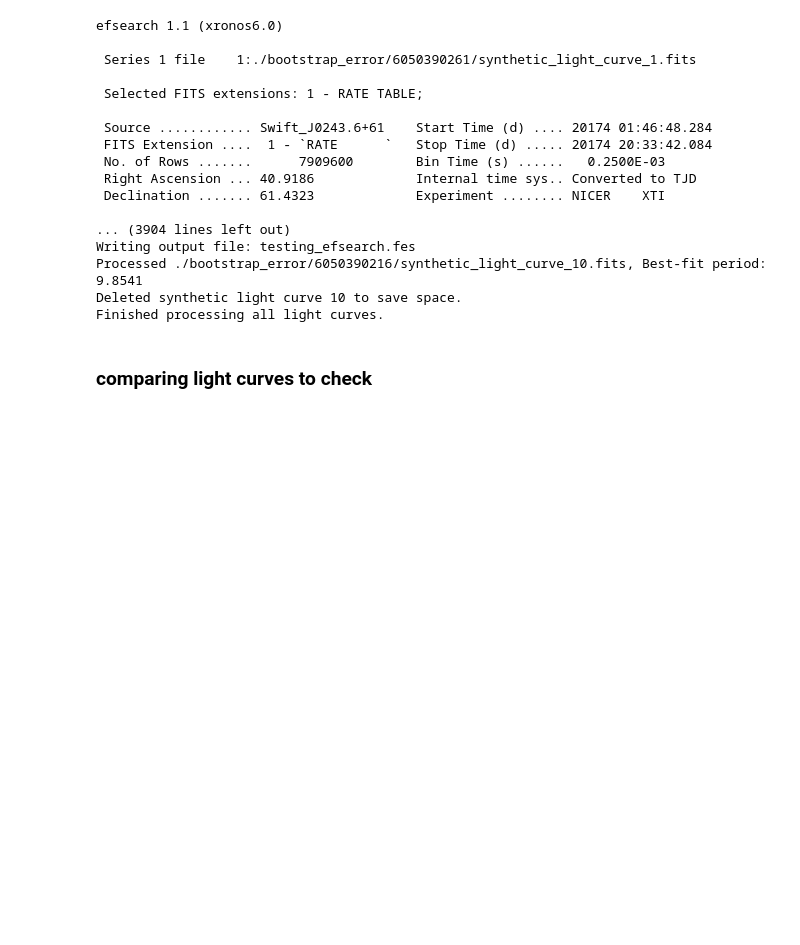
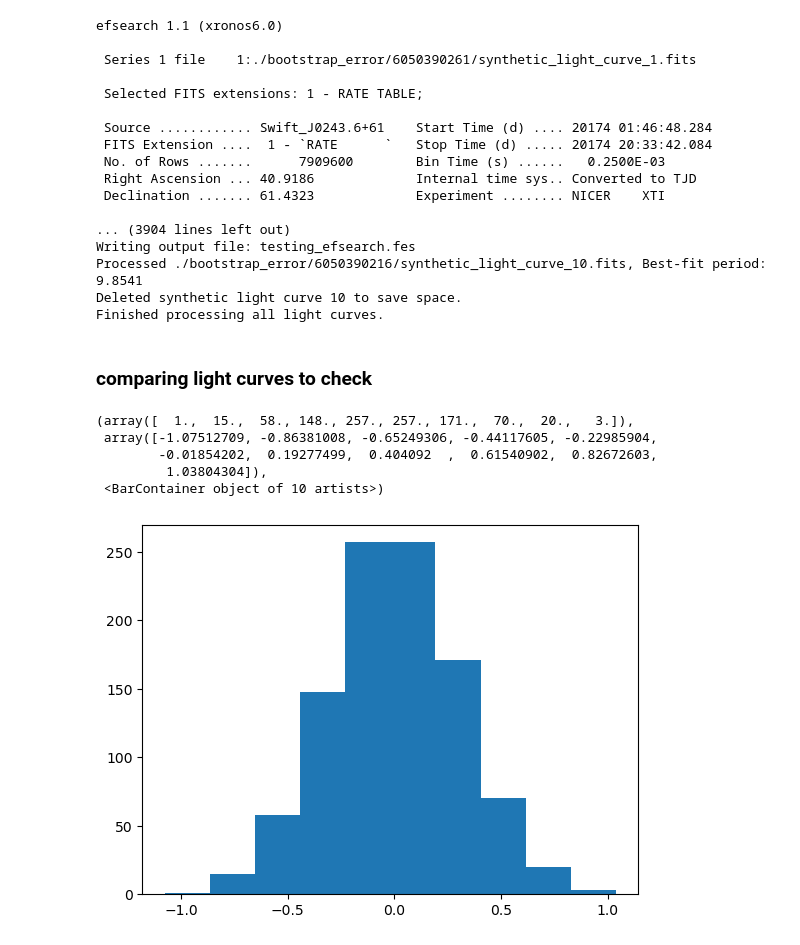
Before and after one commit to supremeKAI40/ULXP_thesis_analysis, a Jupyter notebook: nicer/nb_bootstrap_error.ipynb, the cells around one changed output. Saved outputs shown, nothing was run; the diff lists cells and outputs as text; code cells hidden in the pictures; blank space fills up the shorter version.

```diff
--- a/nicer/nb_bootstrap_error.ipynb
+++ b/nicer/nb_bootstrap_error.ipynb
@@ -148,3 +148,13 @@ Finished processing all light curves.
 #     print("The two light curves are different.")
 # else:
 #     print("The two light curves are identical or nearly identical.")
+# %%
+gamma=np.random.normal(0,0.3,1000)
+plt.hist(gamma)
+# %% [output]
+(array([  1.,  15.,  58., 148., 257., 257., 171.,  70.,  20.,   3.]),
+ array([-1.07512709, -0.86381008, -0.65249306, -0.44117605, -0.22985904,
+        -0.01854202,  0.19277499,  0.404092  ,  0.61540902,  0.82672603,
+         1.03804304]),
+ <BarContainer object of 10 artists>)
+[figure, added]
```
Also changed, not shown: 1 other file.
